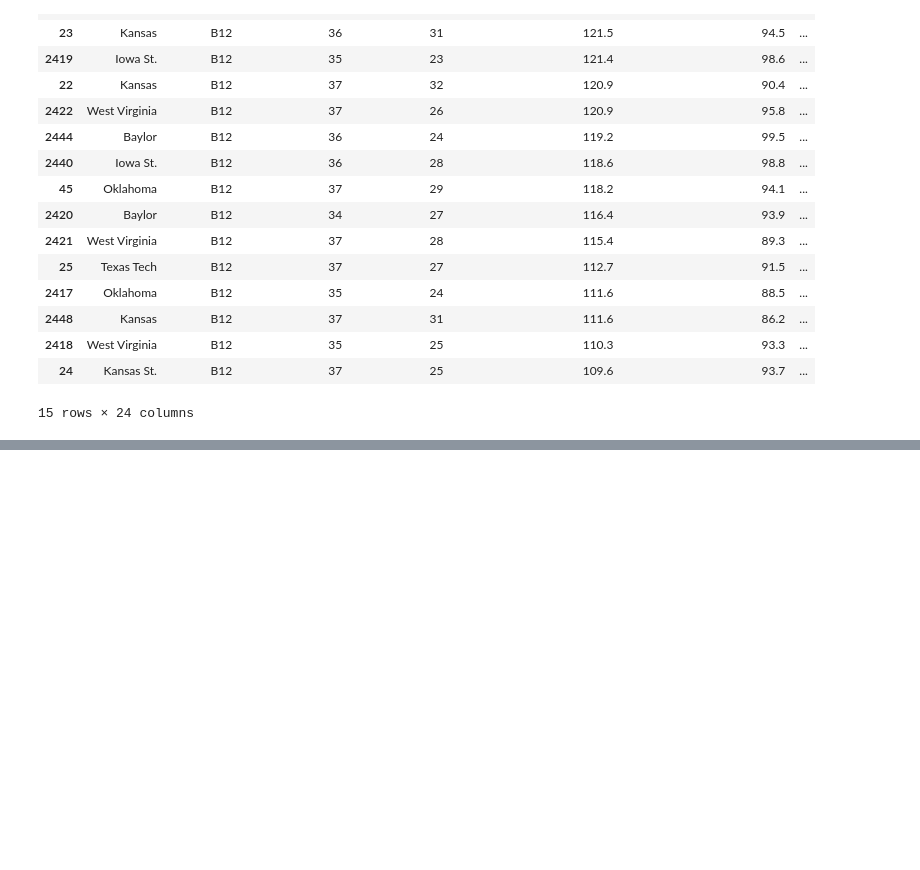
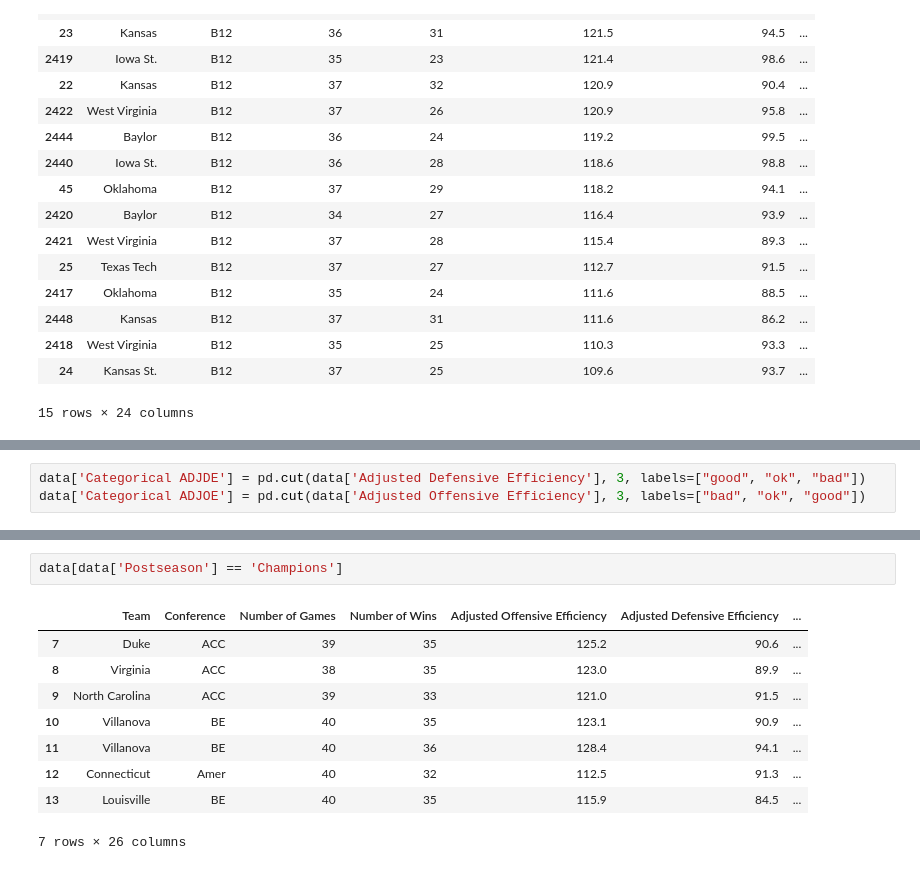
Before and after one commit to stvschmdt/ne_ds5230, a Jupyter notebook: week_2_example_eda_ka.ipynb, the cells around one changed output, grey strips where cells are left out. Cells and saved outputs as stored; diff of their text form; blank space fills up the shorter version.

```diff
--- a/week_2_example_eda_ka.ipynb
+++ b/week_2_example_eda_ka.ipynb
@@ -407,0 +466,3 @@ dtype: float64
+# %%
+data['Categorical ADJDE'] = pd.cut(data['Adjusted Defensive Efficiency'], 3, labels=["good", "ok", "bad"])
+data['Categorical ADJOE'] = pd.cut(data['Adjusted Offensive Efficiency'], 3, labels=["bad", "ok", "good"])
@@ -407,0 +486,12 @@ dtype: float64
+# %%
+data[data['Postseason'] == 'Champions']
+# %% [output]
+|  | Team | Conference | Number of Games | Number of Wins | Adjusted Offensive Efficiency | Adjusted Defensive Efficiency | ... |
+| 7 | Duke | ACC | 39 | 35 | 125.2 | 90.6 | ... |
+| 8 | Virginia | ACC | 38 | 35 | 123.0 | 89.9 | ... |
+| 9 | North Carolina | ACC | 39 | 33 | 121.0 | 91.5 | ... |
+| 10 | Villanova | BE | 40 | 35 | 123.1 | 90.9 | ... |
+| 11 | Villanova | BE | 40 | 36 | 128.4 | 94.1 | ... |
+| 12 | Connecticut | Amer | 40 | 32 | 112.5 | 91.3 | ... |
+| 13 | Louisville | BE | 40 | 35 | 115.9 | 84.5 | ... |
+7 rows × 26 columns
```
Also changed, not shown: parts of 24 cells of this notebook.
